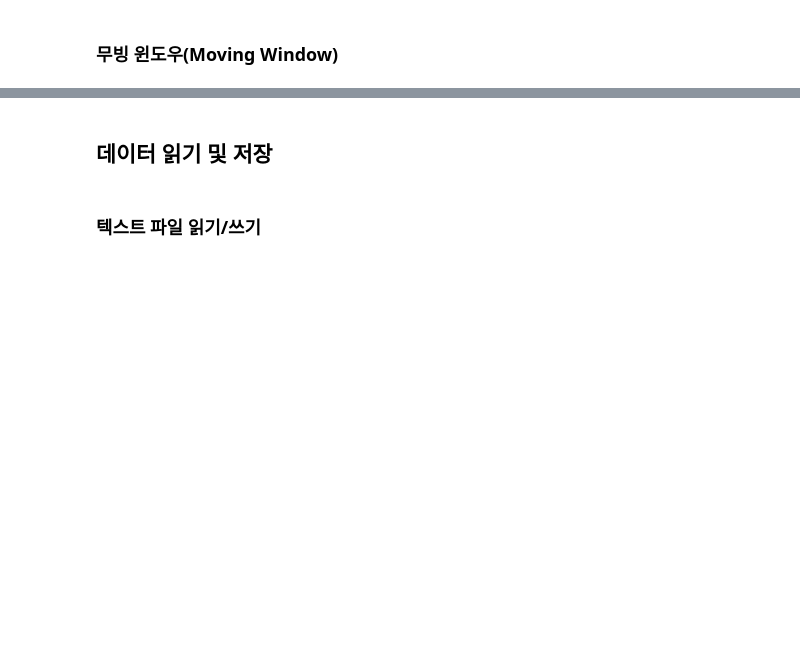
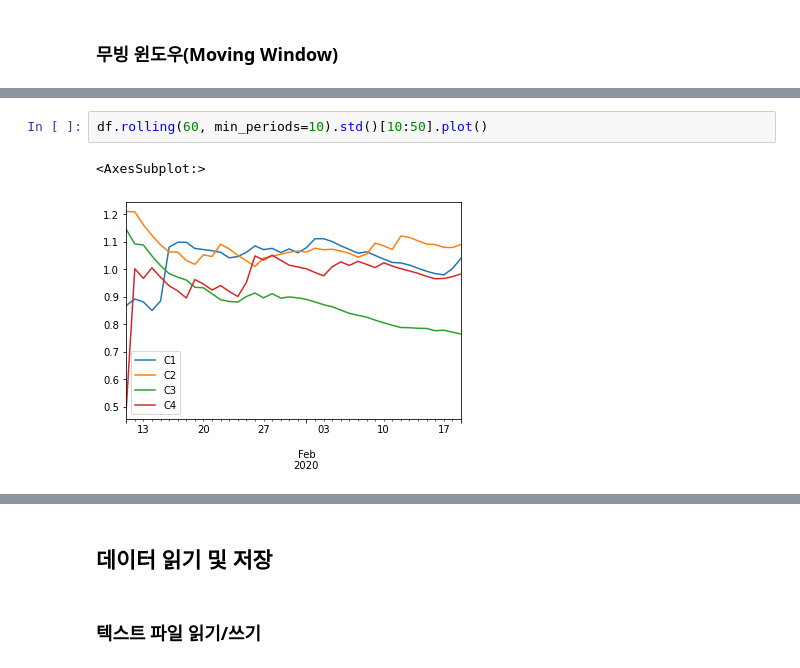
Before and after one commit to wjlee611/studyPython_Library, a Jupyter notebook: Pandas/_Pandas_한번에_제대로_배우기.ipynb, the cells around one changed output, grey strips where cells are left out. Cells and saved outputs as stored; diff of their text form; blank space fills up the shorter version.

```diff
--- a/Pandas/_Pandas_한번에_제대로_배우기.ipynb
+++ b/Pandas/_Pandas_한번에_제대로_배우기.ipynb
@@ -3982,0 +4234,5 @@ dtype: float64
+# %%
+df.rolling(60, min_periods=10).std()[10:50].plot()
+# %% [output]
+<AxesSubplot:>
+[figure, added]
```
Also changed, not shown: parts of 245 cells of this notebook, 15 other files.
